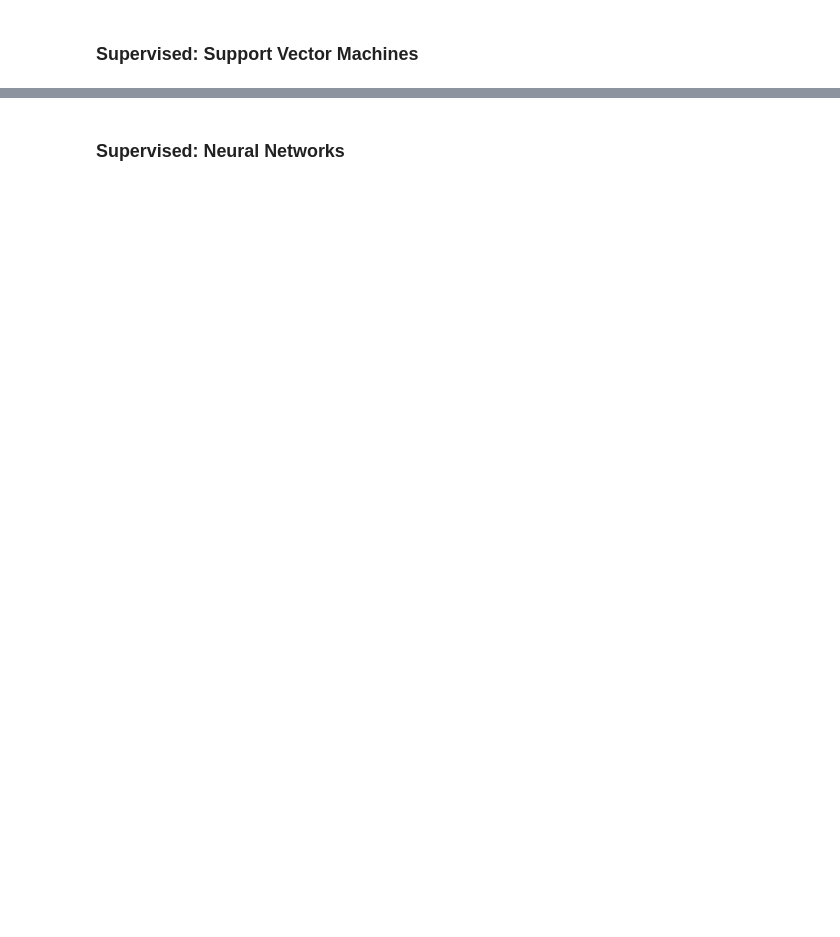
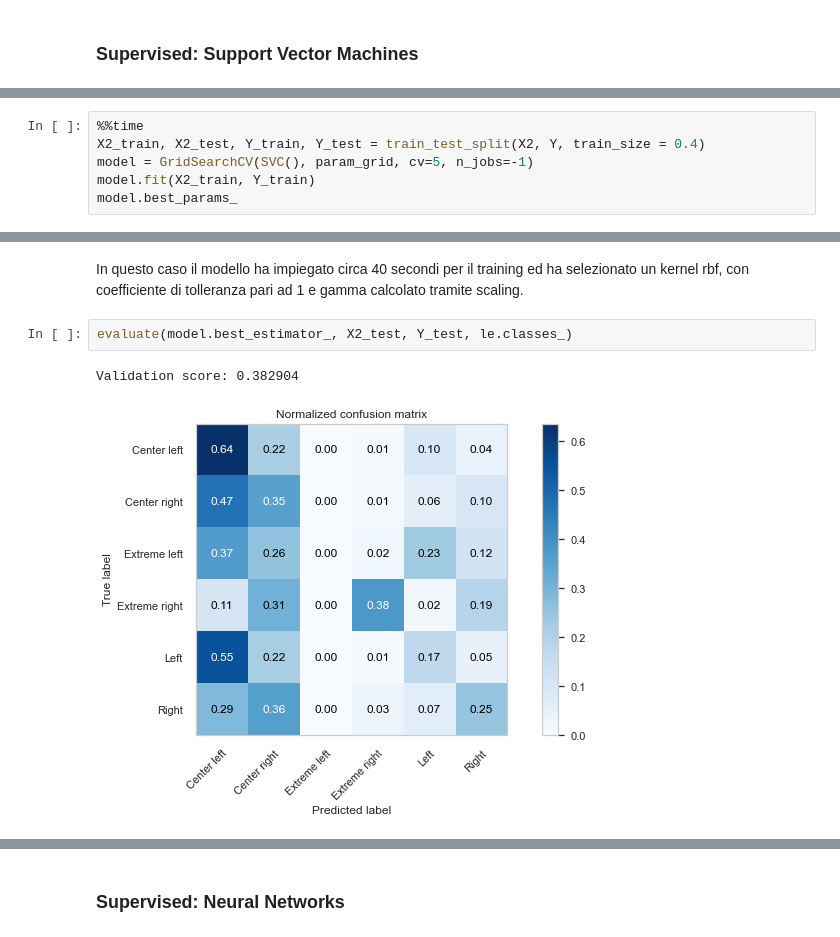
Before and after one commit to giordanoDaloisio/The-Trump-Effect, a Jupyter notebook: The Trump Effect.ipynb, the cells around one changed output, grey strips where cells are left out. Saved outputs shown, nothing was run; the diff lists cells and outputs as text; blank space fills up the shorter version.

```diff
--- a/The Trump Effect.ipynb
+++ b/The Trump Effect.ipynb
@@ -1859,0 +1937,6 @@ array([0.36907216, 0.40618557, 0.32255846, 0.34662999, 0.36519945])
+# %%
+%%time
+X2_train, X2_test, Y_train, Y_test = train_test_split(X2, Y, train_size = 0.4)
+model = GridSearchCV(SVC(), param_grid, cv=5, n_jobs=-1)
+model.fit(X2_train, Y_train)
+model.best_params_
@@ -1859,0 +1946,7 @@ array([0.36907216, 0.40618557, 0.32255846, 0.34662999, 0.36519945])
+# %% [markdown]
+In questo caso il modello ha impiegato circa 40 secondi per il training ed ha selezionato un kernel rbf, con coefficiente di tolleranza pari ad 1 e gamma calcolato tramite scaling.
+# %%
+evaluate(model.best_estimator_, X2_test, Y_test, le.classes_)
+# %% [output]
+Validation score: 0.382904
+[figure, added]
```
Also changed, not shown: parts of 45 cells of this notebook.
